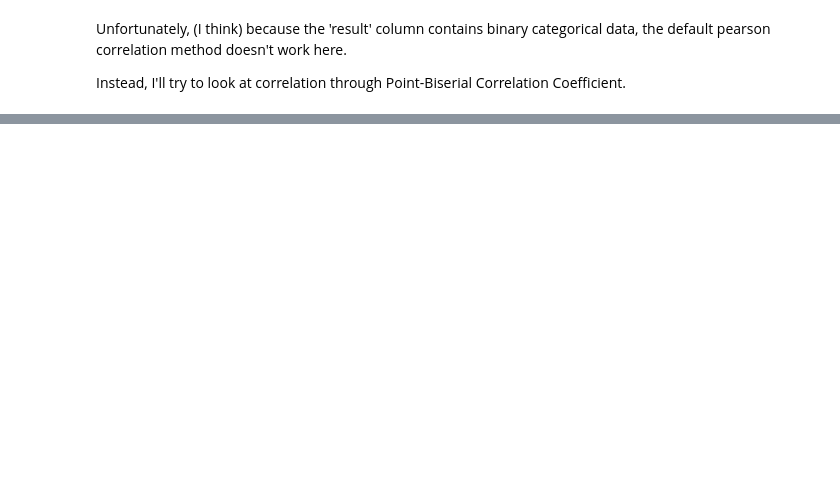
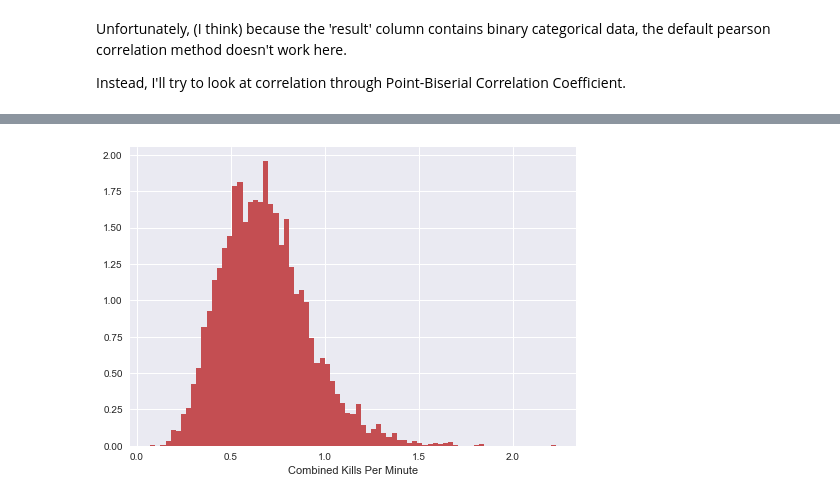
Before and after one commit to gmlander/Springboard, a Jupyter notebook: Capstone 1 EDA.ipynb, the cells around one changed output, grey strips where cells are left out. Cells and saved outputs as stored; diff of their text form; code cells hidden in the pictures; blank space fills up the shorter version.

```diff
--- a/Capstone 1 EDA.ipynb
+++ b/Capstone 1 EDA.ipynb
@@ -212 +292,7 @@ plt.show()
+# %%
+plt.hist(teamDF['ckpm'].dropna(), bins = 'fd', normed = True)
+plt.xlabel("Combined Kills Per Minute")
+plt.show()
+# %% [output]
+[figure, added]
 # %%
```
Also changed, not shown: parts of 29 cells of this notebook.
